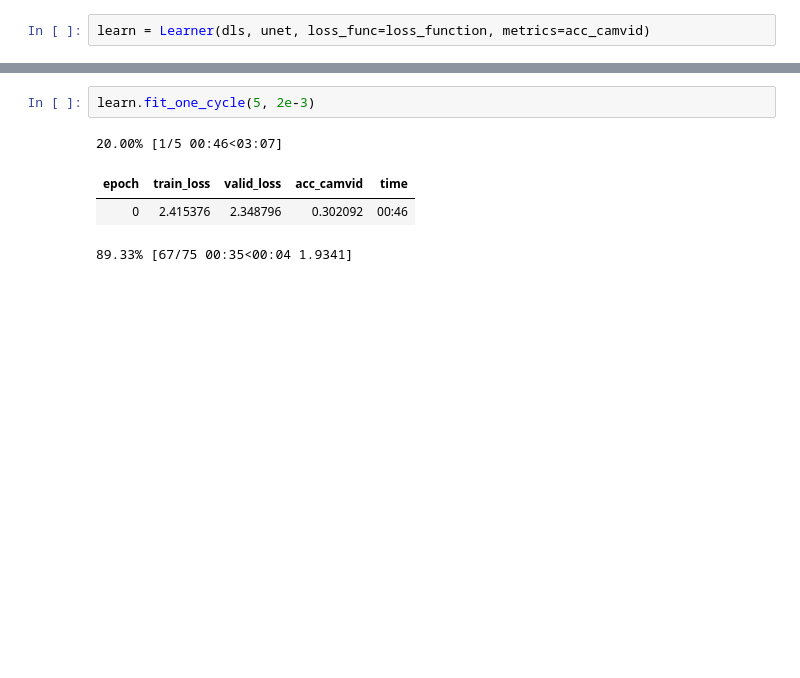
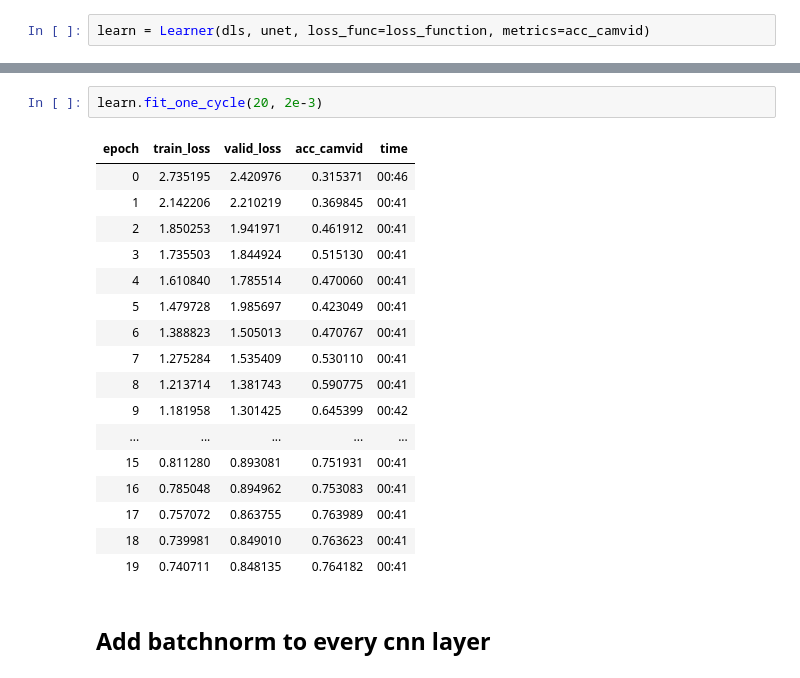
Before and after one commit to asiedubrempong/fastai-experiments, a Jupyter notebook: segmentation/unet/unet.ipynb, the cells around one changed output, grey strips where cells are left out. Drawn from its saved outputs; the diff is of its cells as text; blank space fills up the shorter version.

```diff
--- a/segmentation/unet/unet.ipynb
+++ b/segmentation/unet/unet.ipynb
@@ -171,7 +171,22 @@ SuggestedLRs(lr_min=0.0007585775572806596, lr_steep=0.0014454397605732083)
 # %%
-learn.fit_one_cycle(5, 2e-3)
+learn.fit_one_cycle(20, 2e-3)
 # %% [output]
-20.00% [1/5 00:46<03:07]
 | epoch | train_loss | valid_loss | acc_camvid | time |
-| 0 | 2.415376 | 2.348796 | 0.302092 | 00:46 |
+| 0 | 2.735195 | 2.420976 | 0.315371 | 00:46 |
+| 1 | 2.142206 | 2.210219 | 0.369845 | 00:41 |
+| 2 | 1.850253 | 1.941971 | 0.461912 | 00:41 |
+| 3 | 1.735503 | 1.844924 | 0.515130 | 00:41 |
+| 4 | 1.610840 | 1.785514 | 0.470060 | 00:41 |
+| 5 | 1.479728 | 1.985697 | 0.423049 | 00:41 |
+| 6 | 1.388823 | 1.505013 | 0.470767 | 00:41 |
+| 7 | 1.275284 | 1.535409 | 0.530110 | 00:41 |
+| 8 | 1.213714 | 1.381743 | 0.590775 | 00:41 |
+| 9 | 1.181958 | 1.301425 | 0.645399 | 00:42 |
+| ... | ... | ... | ... | ... |
+| 15 | 0.811280 | 0.893081 | 0.751931 | 00:41 |
+| 16 | 0.785048 | 0.894962 | 0.753083 | 00:41 |
+| 17 | 0.757072 | 0.863755 | 0.763989 | 00:41 |
+| 18 | 0.739981 | 0.849010 | 0.763623 | 00:41 |
+| 19 | 0.740711 | 0.848135 | 0.764182 | 00:41 |
-89.33% [67/75 00:35<00:04 1.9341]
+# %% [markdown]
+## Add batchnorm to every cnn layer
```
Also changed, not shown: parts of 12 cells of this notebook.
